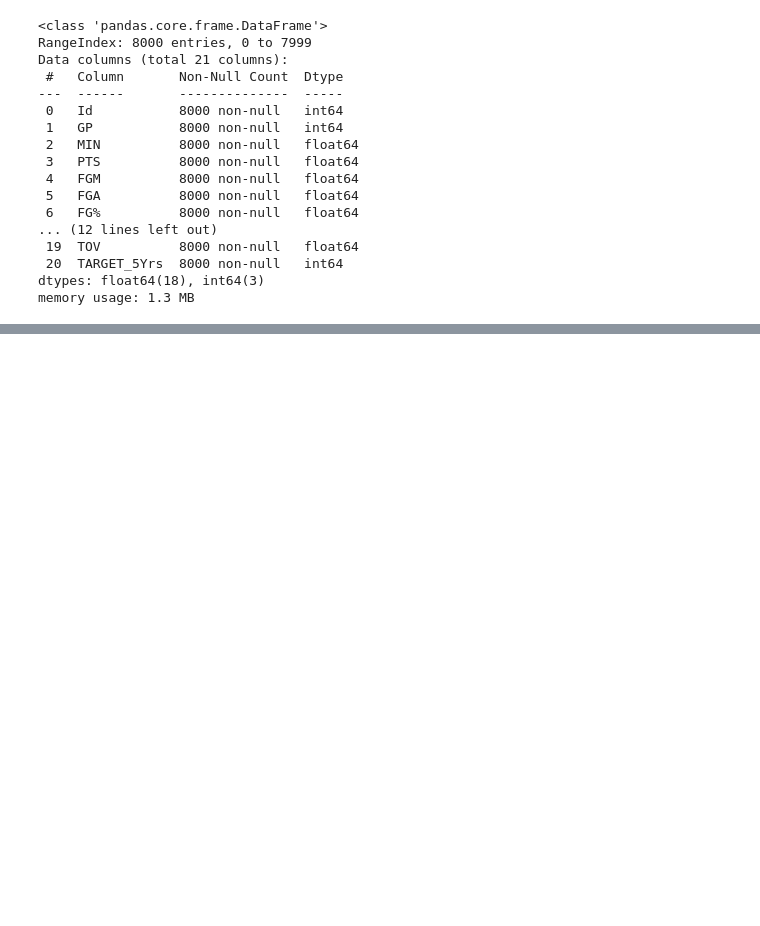
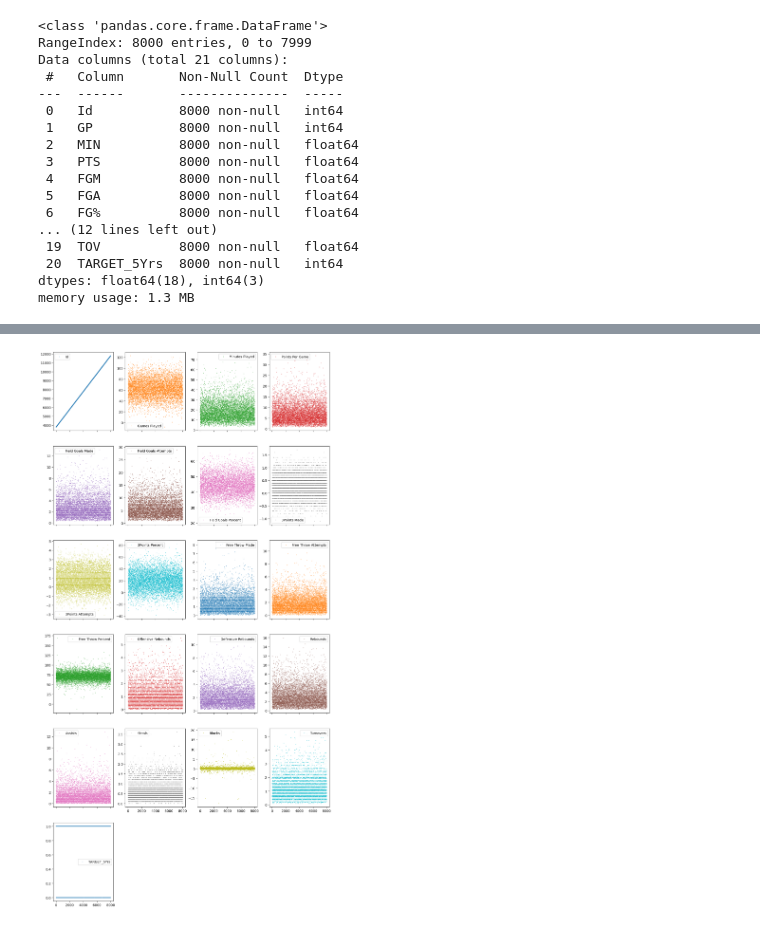
Before and after one commit to aprilgum/adv-dsi-2022-at1-grp4, a Jupyter notebook: nba-career-prediction/notebooks/nommesen_april-week1-EDA.ipynb, the cells around one changed output, grey strips where cells are left out. Cells and saved outputs as stored; diff of their text form; code cells hidden in the pictures; blank space fills up the shorter version.

```diff
--- a/nba-career-prediction/notebooks/nommesen_april-week1-EDA.ipynb
+++ b/nba-career-prediction/notebooks/nommesen_april-week1-EDA.ipynb
@@ -142,0 +82,24 @@ memory usage: 2.6 MB
+# %%
+df_main = df_2022_train.rename(columns = {
+    'GP':'Games Played',
+    'MIN':'Minutes Played',
+    'PTS':'Points Per Game',
+    'FGM' : 'Field Goals Made',
+    'FGA' : 'Field Goals Attempts',
+    'FG%' : 'Field Goals Percent',
+    '3P Made' : '3Points Made',
+    '3PA' : '3Points Attempts',
+    '3P%' : '3Points Percent',
+    'FTM' : 'Free Throw Made',
+    'FTA' : 'Free Throw Attempts',
+    'FT%' : 'Free Throw Percent',
+    'OREB' : 'Offensive Rebounds',
+    'DREB' : 'Defensive Rebounds',
+    'REB' : 'Rebounds',
+    'AST' : 'Assists',
+    'STL' : 'Steals',
+    'BLK' : 'Blocks',
+    'TOV' : 'Turnovers'
+    })
+
+df_main.head(20)
@@ -142,0 +247,5 @@ memory usage: 2.6 MB
+# %%
+df_main.plot(lw=0, marker=".", subplots=True, layout=(-1, 4),
+          figsize=(15, 30), markersize=1);
+# %% [output]
+[figure, added]
```
Also changed, not shown: parts of 30 cells of this notebook.
